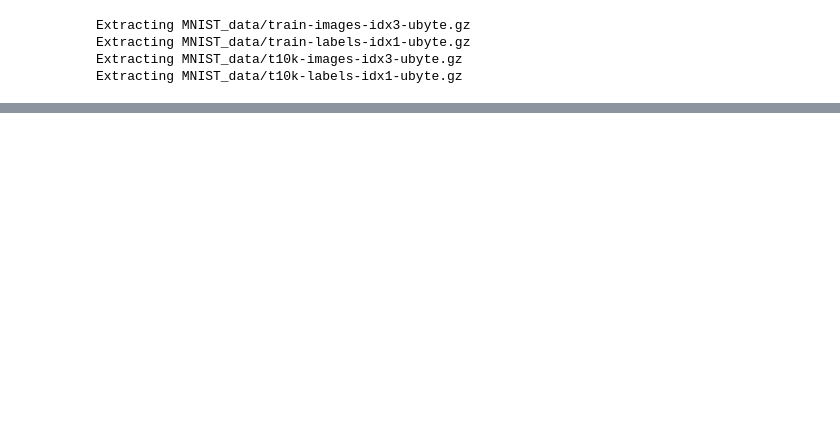
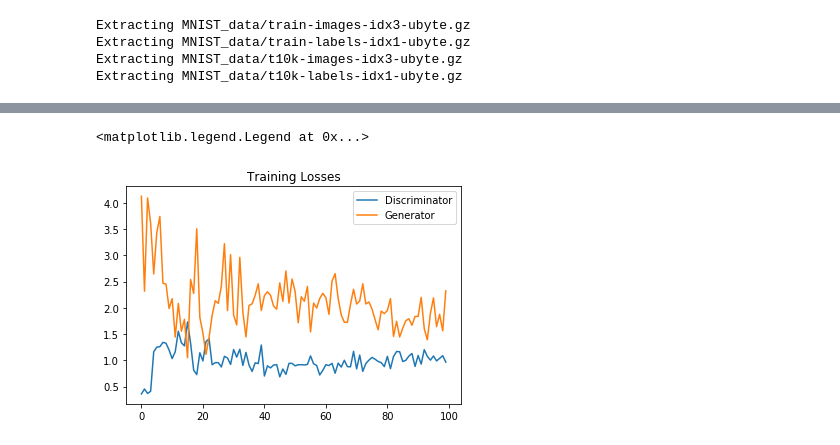
Before and after one commit to WenyuHanzzZ/GAN, a Jupyter notebook: GAN_MNIST.ipynb, the cells around one changed output, grey strips where cells are left out. Saved outputs shown, nothing was run; the diff lists cells and outputs as text; code cells hidden in the pictures; blank space fills up the shorter version.

Commit message:
update GAN
I have finish train the GAN model. And plot the loss function value of the generator and discriminator along the epochs.

```diff
--- a/GAN_MNIST.ipynb
+++ b/GAN_MNIST.ipynb
@@ -39,14 +40,15 @@ def discriminator(x, n_units, reuse, alpha):
 tf.reset_default_graph()# reset the default graph
 z=tf.placeholder(tf.float32,(None,100),name='z')
 # creat placeholder for input latent variable z, dimension=[batch size, 100]
-real_image=tf.placeholder(tf.float32,(None,724),name='real_image')
+real_image=tf.placeholder(tf.float32,(None,784),name='real_image')
 # creat placeholder for the real trainging data, dimension= [batch size, 724]
 # %%
 # initial input parameter set here
-Output_dimension=724
+Output_dimension=784
 n_units=128
 alpha=0.01
 smooth=0.1
+learning_rate=0.002
 # %%
 # creat generator network
 g_out,g_logits=generator(z,Output_dimension,n_units,False,alpha)
@@ -74,8 +76,3 @@ g_loss=tf.reduce_mean(
                                                               logits=d_logits_fake))
 # generator loss funtion is that training the generator to generator fake images that are more like
 # real ones, that is the labels are close to 1.
-# %%
-with tf.Session() as sess:
-    sess.run(tf.initialize_all_variables())
-    Z= np.random.uniform(-1, 1, size=(16, 100))
-    result=sess.run([g_loss],feed_dict={z:Z})
@@ -84,0 +99,28 @@ with tf.Session() as sess:
+# %%
+# training the model
+batch_size=100# batch size is 100
+epochs=100 # number of epochs =100
+sample=[] # creat a empty list space to save the samples from the generator in each epoch
+loss=[]# creat a empty list space to save the loss function value during the optimization history
+saver= tf.train.Saver(var_list=g_vars)
+with tf.Session() as sess:
+    sess.run(tf.global_variables_initializer())
+    for i in range(epochs):
+        for j in range(mnist.train.num_examples//batch_size):
+            batch = mnist.train.next_batch(batch_size)
+            real_batch=batch[0].reshape((batch_size,784))
+            #here rescale the input real image from 0-1 to -1 to 1
+            real_batch=real_batch*2-1
+            latent = np.random.uniform(-1, 1, size=(batch_size, 100))
+
+            # run optimizer
+            _ = sess.run(d_train_op_adam, feed_dict={real_image: real_batch, z: latent})
+            _ = sess.run(g_train_op_adam, feed_dict={z: latent})
+        # after each epoch, save the loss funtion value in to the loss[]
+        d_save_loss=sess.run(d_loss,feed_dict={real_image: real_batch, z: latent})
+        g_save_loss=sess.run(g_loss,feed_dict={z: latent})
+        print("Epoch {0}/{1}...".format(i+1, epochs),
+              "Discriminator Loss: {:.4f}...".format(d_save_loss),
+              "Generator Loss: {:.4f}".format(g_save_loss))
+        loss.append((d_save_loss,g_save_loss))
+        save_path = saver.save(sess, "/Applications/GAN/generator")
@@ -84,0 +145,10 @@ with tf.Session() as sess:
+# %%
+fig, ax = plt.subplots()
+loss = np.array(loss)
+plt.plot(loss.T[0], label='Discriminator')
+plt.plot(loss.T[1], label='Generator')
+plt.title("Training Losses")
+plt.legend()
+# %% [output]
+<matplotlib.legend.Legend at 0x...>
+[figure, added]
```
Also changed, not shown: parts of 5 cells of this notebook.
